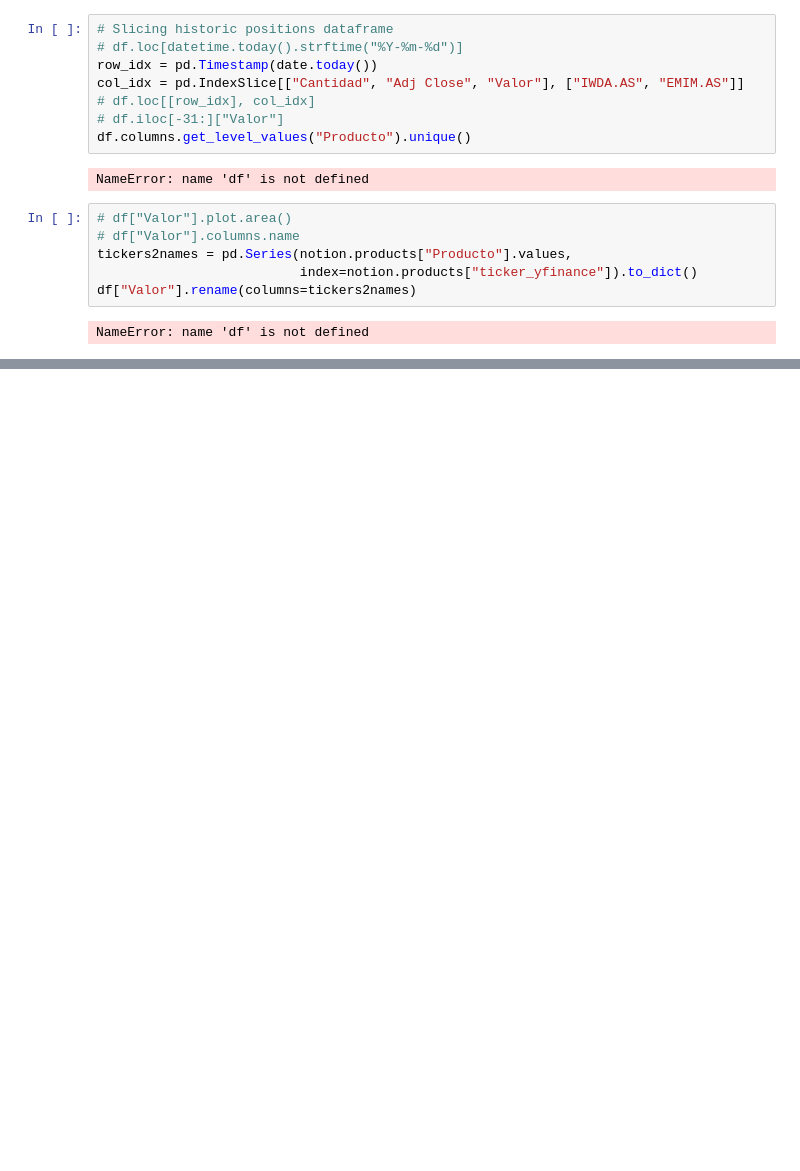
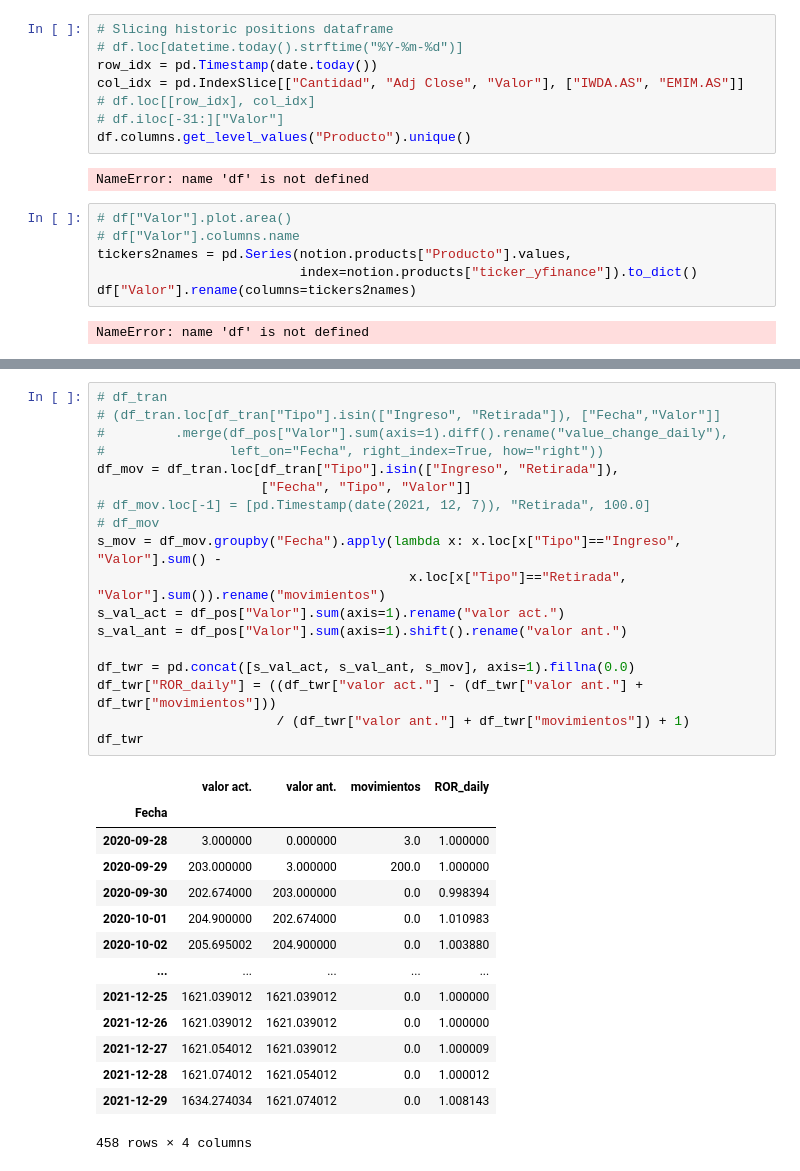
Before and after one commit to grhervas/portfolio-tracker, a Jupyter notebook: test.ipynb, the cells around one changed output, grey strips where cells are left out. Drawn from its saved outputs; the diff is of its cells as text; blank space fills up the shorter version.

```diff
--- a/test.ipynb
+++ b/test.ipynb
@@ -115,0 +66,33 @@ df_pos
+# %%
+# df_tran
+# (df_tran.loc[df_tran["Tipo"].isin(["Ingreso", "Retirada"]), ["Fecha","Valor"]]
+#         .merge(df_pos["Valor"].sum(axis=1).diff().rename("value_change_daily"),
+#                left_on="Fecha", right_index=True, how="right"))
+df_mov = df_tran.loc[df_tran["Tipo"].isin(["Ingreso", "Retirada"]),
+                     ["Fecha", "Tipo", "Valor"]]
+# df_mov.loc[-1] = [pd.Timestamp(date(2021, 12, 7)), "Retirada", 100.0]
+# df_mov
+s_mov = df_mov.groupby("Fecha").apply(lambda x: x.loc[x["Tipo"]=="Ingreso", "Valor"].sum() -
+                                        x.loc[x["Tipo"]=="Retirada", "Valor"].sum()).rename("movimientos")
+s_val_act = df_pos["Valor"].sum(axis=1).rename("valor act.")
+s_val_ant = df_pos["Valor"].sum(axis=1).shift().rename("valor ant.")
+
+df_twr = pd.concat([s_val_act, s_val_ant, s_mov], axis=1).fillna(0.0)
+df_twr["ROR_daily"] = ((df_twr["valor act."] - (df_twr["valor ant."] + df_twr["movimientos"]))
+                       / (df_twr["valor ant."] + df_twr["movimientos"]) + 1)
+df_twr
+# %% [output]
+|  | valor act. | valor ant. | movimientos | ROR_daily |
+| Fecha |  |  |  |  |
+| 2020-09-28 | 3.000000 | 0.000000 | 3.0 | 1.000000 |
+| 2020-09-29 | 203.000000 | 3.000000 | 200.0 | 1.000000 |
+| 2020-09-30 | 202.674000 | 203.000000 | 0.0 | 0.998394 |
+| 2020-10-01 | 204.900000 | 202.674000 | 0.0 | 1.010983 |
+| 2020-10-02 | 205.695002 | 204.900000 | 0.0 | 1.003880 |
+| ... | ... | ... | ... | ... |
+| 2021-12-25 | 1621.039012 | 1621.039012 | 0.0 | 1.000000 |
+| 2021-12-26 | 1621.039012 | 1621.039012 | 0.0 | 1.000000 |
+| 2021-12-27 | 1621.054012 | 1621.039012 | 0.0 | 1.000009 |
+| 2021-12-28 | 1621.074012 | 1621.054012 | 0.0 | 1.000012 |
+| 2021-12-29 | 1634.274034 | 1621.074012 | 0.0 | 1.008143 |
+458 rows × 4 columns
```
Also changed, not shown: parts of 7 cells of this notebook, 3 other files.
